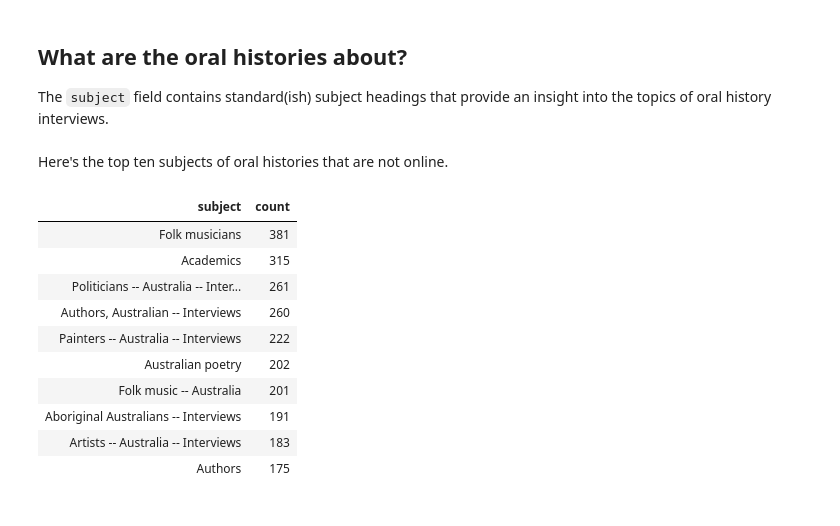
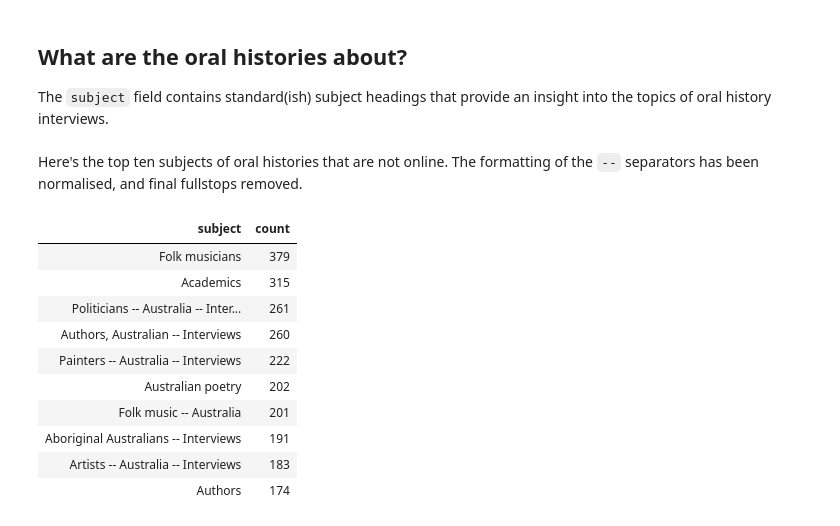
Before and after one commit to wragge/trove-data-guide, a Jupyter notebook: other-digitised-resources/oral-histories/overview.ipynb, the cells around one changed output. Drawn from its saved outputs; the diff is of its cells as text; code cells hidden in the pictures.

```diff
--- a/other-digitised-resources/oral-histories/overview.ipynb
+++ b/other-digitised-resources/oral-histories/overview.ipynb
@@ -97,20 +99,20 @@ Transcripts: 1,757
 
 The `subject` field contains standard(ish) subject headings that provide an insight into the topics of oral history interviews.
 # %% [markdown]
-Here's the top ten subjects of oral histories that are not online.
+Here's the top ten subjects of oral histories that are not online. The formatting of the `--` separators has been normalised, and final fullstops removed.
 # %%
 def split_and_clean(value):
     values = value.split(" | ")
-    return [re.sub(r"(\w)--(\w)", r"\1 -- \2", v).strip(".") for v in values if v]
+    return list(set([re.sub(r"(\w)--(\w)", r"\1 -- \2", v).strip(".") for v in values if v]))
 
 df["subject"] = df["subject"].apply(split_and_clean)
 
 subjects = df[["online_status", "subject"]].explode("subject")
 
 subjects.loc[(subjects["online_status"] == "not online")]["subject"].value_counts().to_frame().reset_index()[:10].style.hide()
 # %% [output]
 | subject | count |
-| Folk musicians | 381 |
+| Folk musicians | 379 |
 | Academics | 315 |
 | Politicians -- Australia -- Inter... | 261 |
 | Authors, Australian -- Interviews | 260 |
@@ -119,5 +121,5 @@ subjects.loc[(subjects["online_status"] == "not online")]["subject"].value_count
 | Folk music -- Australia | 201 |
 | Aboriginal Australians -- Interviews | 191 |
 | Artists -- Australia -- Interviews | 183 |
-| Authors | 175 |
+| Authors | 174 |
 # %% [markdown]
```
Also changed, not shown: parts of 7 cells of this notebook, 7 other files.
